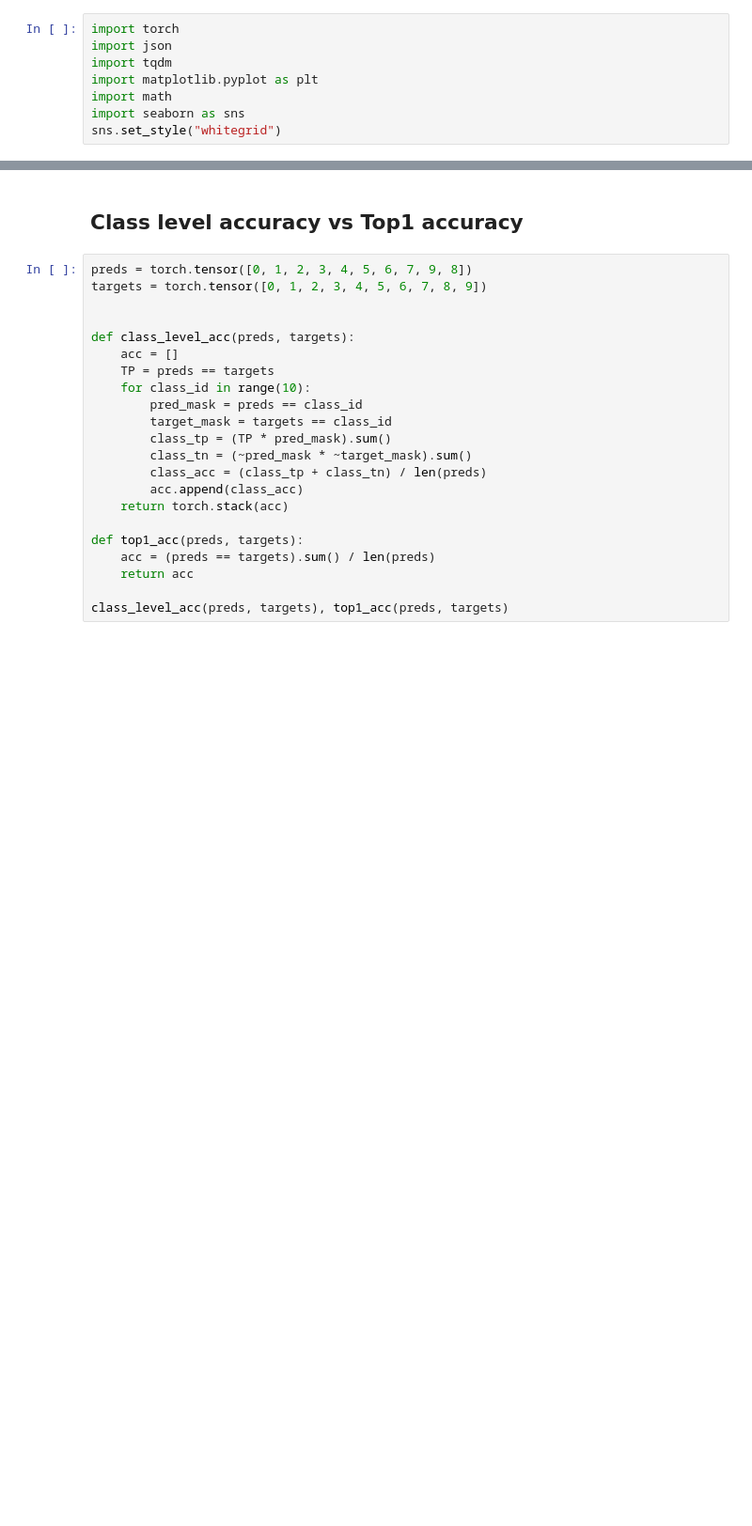
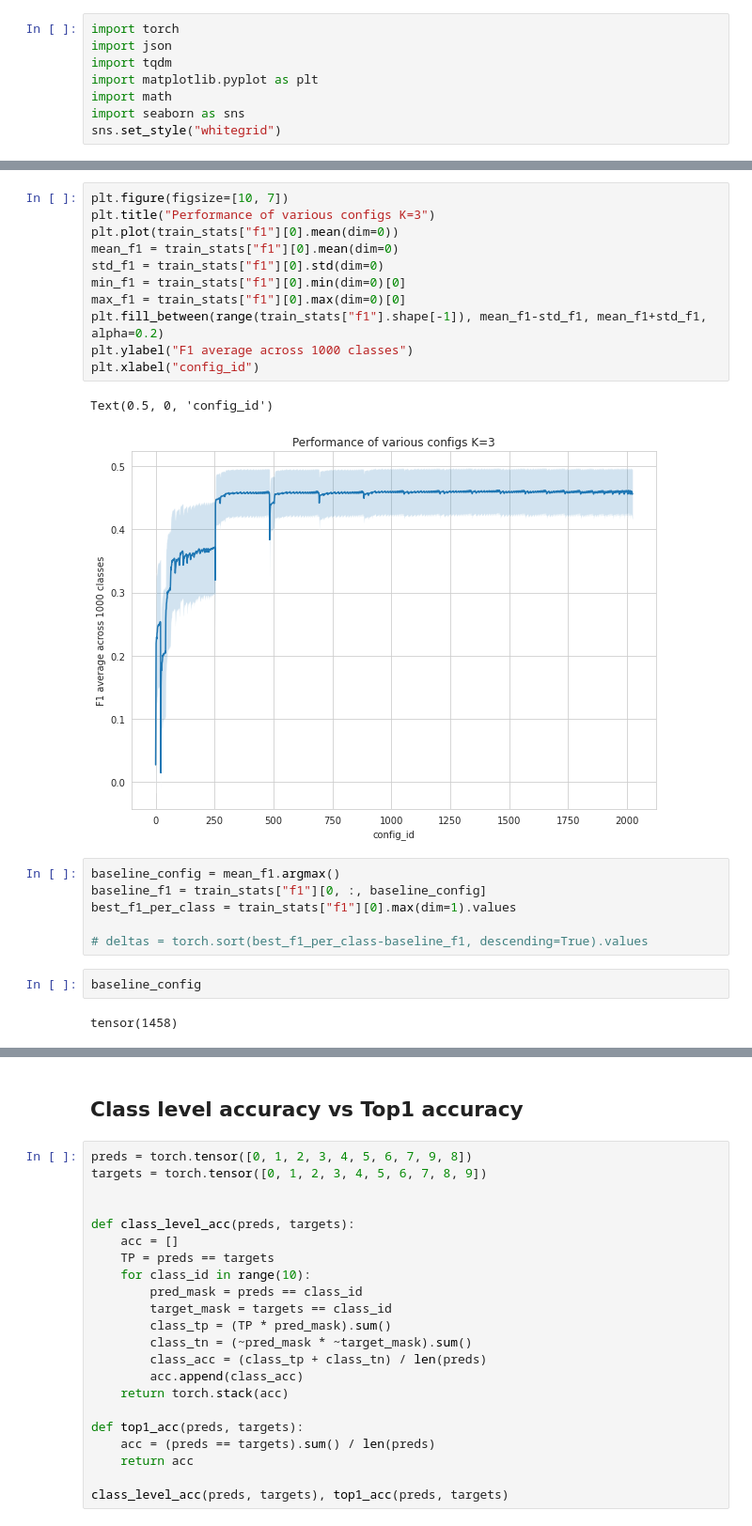
Before and after one commit to botcs/qbes, a Jupyter notebook: imagenet-exp/surrogate-metric-check.ipynb, the cells around one changed output, grey strips where cells are left out. Shown at 94% size. Drawn from its saved outputs; the diff is of its cells as text; blank space fills up the shorter version.

```diff
--- a/imagenet-exp/surrogate-metric-check.ipynb
+++ b/imagenet-exp/surrogate-metric-check.ipynb
@@ -384,0 +383,24 @@ for k in range(17):
+# %%
+plt.figure(figsize=[10, 7])
+plt.title("Performance of various configs K=3")
+plt.plot(train_stats["f1"][0].mean(dim=0))
+mean_f1 = train_stats["f1"][0].mean(dim=0)
+std_f1 = train_stats["f1"][0].std(dim=0)
+min_f1 = train_stats["f1"][0].min(dim=0)[0]
+max_f1 = train_stats["f1"][0].max(dim=0)[0]
+plt.fill_between(range(train_stats["f1"].shape[-1]), mean_f1-std_f1, mean_f1+std_f1, alpha=0.2)
+plt.ylabel("F1 average across 1000 classes")
+plt.xlabel("config_id")
+# %% [output]
+Text(0.5, 0, 'config_id')
+[figure, added]
+# %%
+baseline_config = mean_f1.argmax()
+baseline_f1 = train_stats["f1"][0, :, baseline_config]
+best_f1_per_class = train_stats["f1"][0].max(dim=1).values
+
+# deltas = torch.sort(best_f1_per_class-baseline_f1, descending=True).values
+# %%
+baseline_config
+# %% [output]
+tensor(1458)
```
Also changed, not shown: parts of 41 cells of this notebook, 1 other file.
